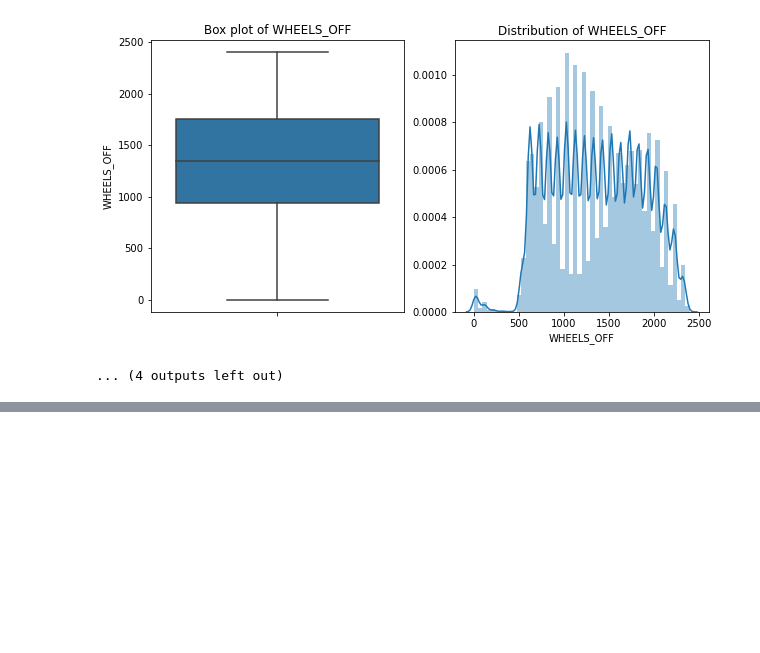
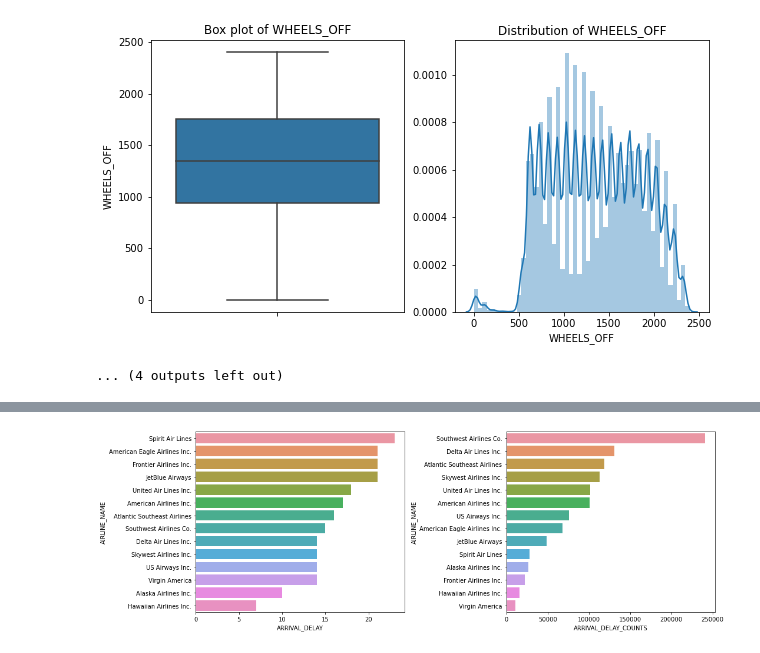
Before and after one commit to suvkp/Flights-Delay-Prediction, a Jupyter notebook: Codes/01_EDA.ipynb, the cells around one changed output, grey strips where cells are left out. Cells and saved outputs as stored; diff of their text form; code cells hidden in the pictures; blank space fills up the shorter version.

```diff
--- a/Codes/01_EDA.ipynb
+++ b/Codes/01_EDA.ipynb
@@ -196,0 +217,33 @@ Number of Airlines: 14
+# %%
+# Which airline is experiencing highest median arrival delay?
+
+arln = pd.merge(train, airlines, left_on='AIRLINE', right_on='IATA_CODE')
+arln = arln.drop(['IATA_CODE'], axis=1)
+arln.rename({'AIRLINE_x':'AIRLINE_CODE', 'AIRLINE_y':'AIRLINE_NAME'}, axis=1, inplace=True)
+#arln.head()
+
+arln_arr = arln[arln['ARRIVAL_DELAY']>0]
+arln_arr = arln_arr[['AIRLINE_NAME', 'ARRIVAL_DELAY']]
+arln_arrmed = arln_arr.groupby(['AIRLINE_NAME'])['ARRIVAL_DELAY'].median().reset_index()
+arln_arrcnt = arln_arr.groupby(['AIRLINE_NAME'])['ARRIVAL_DELAY'].size().reset_index(name='ARRIVAL_DELAY_COUNTS')
+#arln_arr.head(20)
+
+fig, axes = plt.subplots(1,2, figsize=(15,5))
+sns.barplot(
+    x=arln_arrmed.ARRIVAL_DELAY,
+    y=arln_arrmed.AIRLINE_NAME,
+    order=arln_arrmed.sort_values('ARRIVAL_DELAY',ascending = False).AIRLINE_NAME,
+    ci=None,
+    ax=axes[0]
+)
+sns.barplot(
+    x=arln_arrcnt.ARRIVAL_DELAY_COUNTS,
+    y=arln_arrcnt.AIRLINE_NAME,
+    order=arln_arrcnt.sort_values('ARRIVAL_DELAY_COUNTS',ascending = False).AIRLINE_NAME,
+    ci=None,
+    ax=axes[1]
+)
+
+fig.tight_layout()
+# %% [output]
+[figure, added]
```
Also changed, not shown: parts of 13 cells of this notebook.
